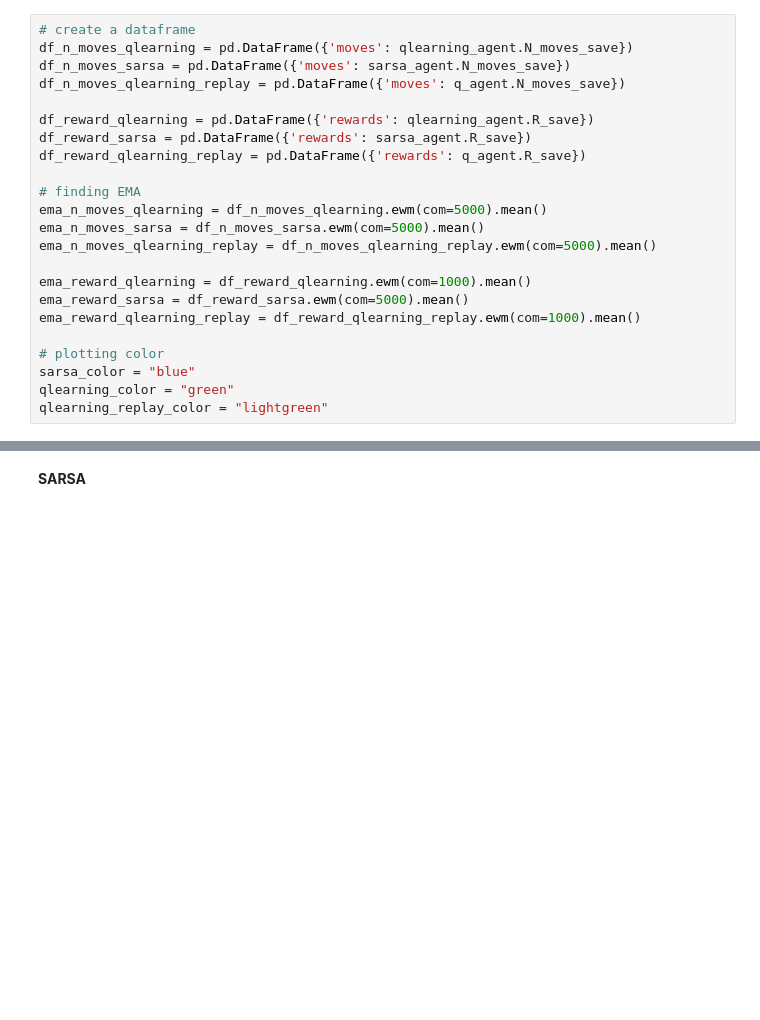
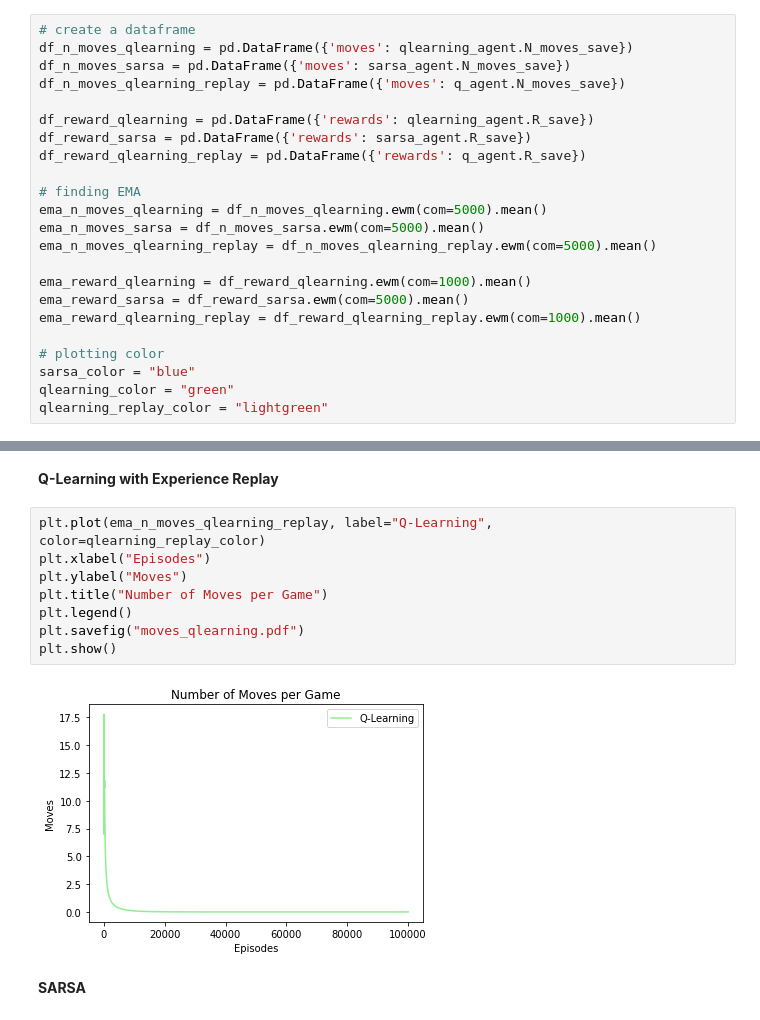
Before and after one commit to ukarag/ReinforcementLearning, a Jupyter notebook: Assignment.ipynb, the cells around one changed output, grey strips where cells are left out. Drawn from its saved outputs; the diff is of its cells as text; blank space fills up the shorter version.

```diff
--- a/Assignment.ipynb
+++ b/Assignment.ipynb
@@ -433,3 +433,15 @@ plt.show()
+# %% [markdown]
+**Q-Learning with Experience Replay**
+# %%
+plt.plot(ema_n_moves_qlearning_replay, label="Q-Learning", color=qlearning_replay_color)
+plt.xlabel("Episodes")
+plt.ylabel("Moves")
+plt.title("Number of Moves per Game")
+plt.legend()
+plt.savefig("moves_qlearning.pdf")
+plt.show()
+# %% [output]
+[figure, added]
 # %% [markdown]
 **SARSA**
 # %%
```
Also changed, not shown: parts of 11 cells of this notebook.
